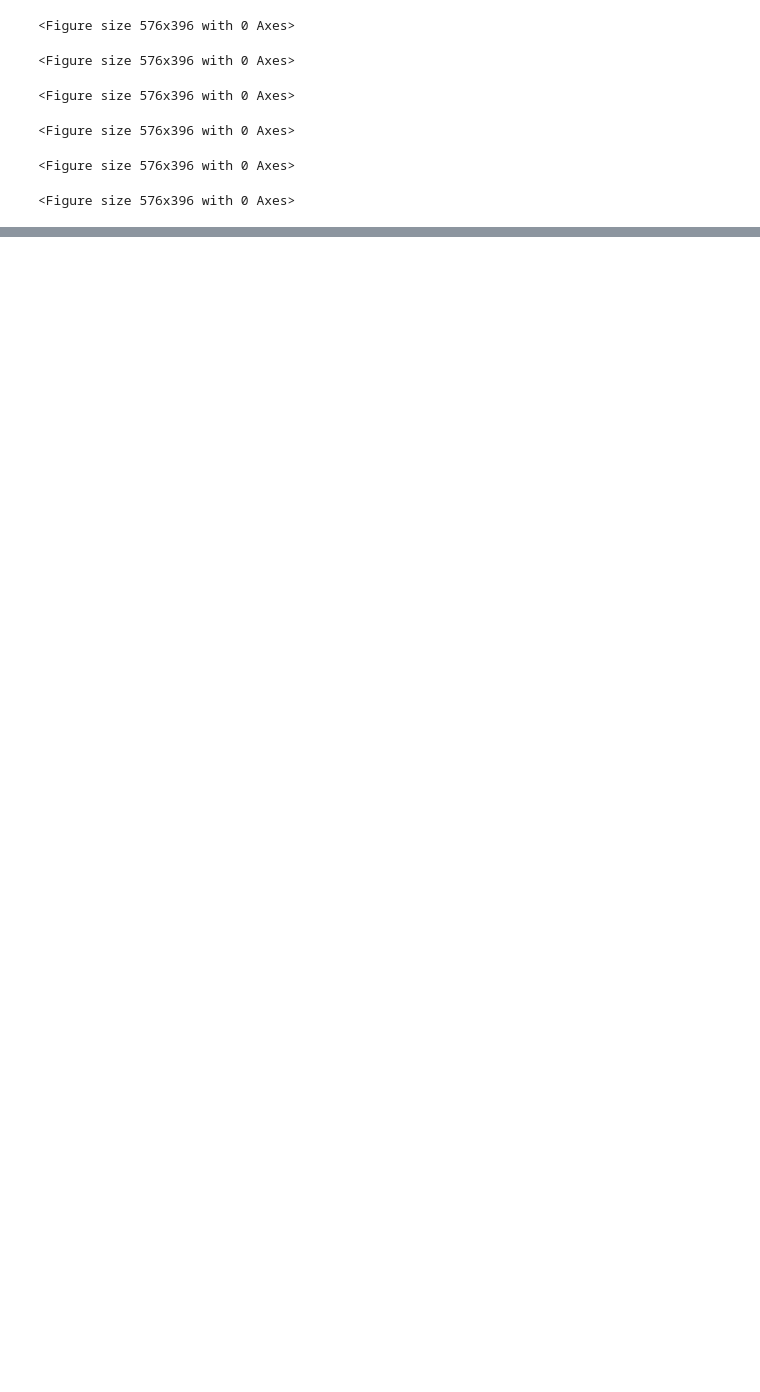
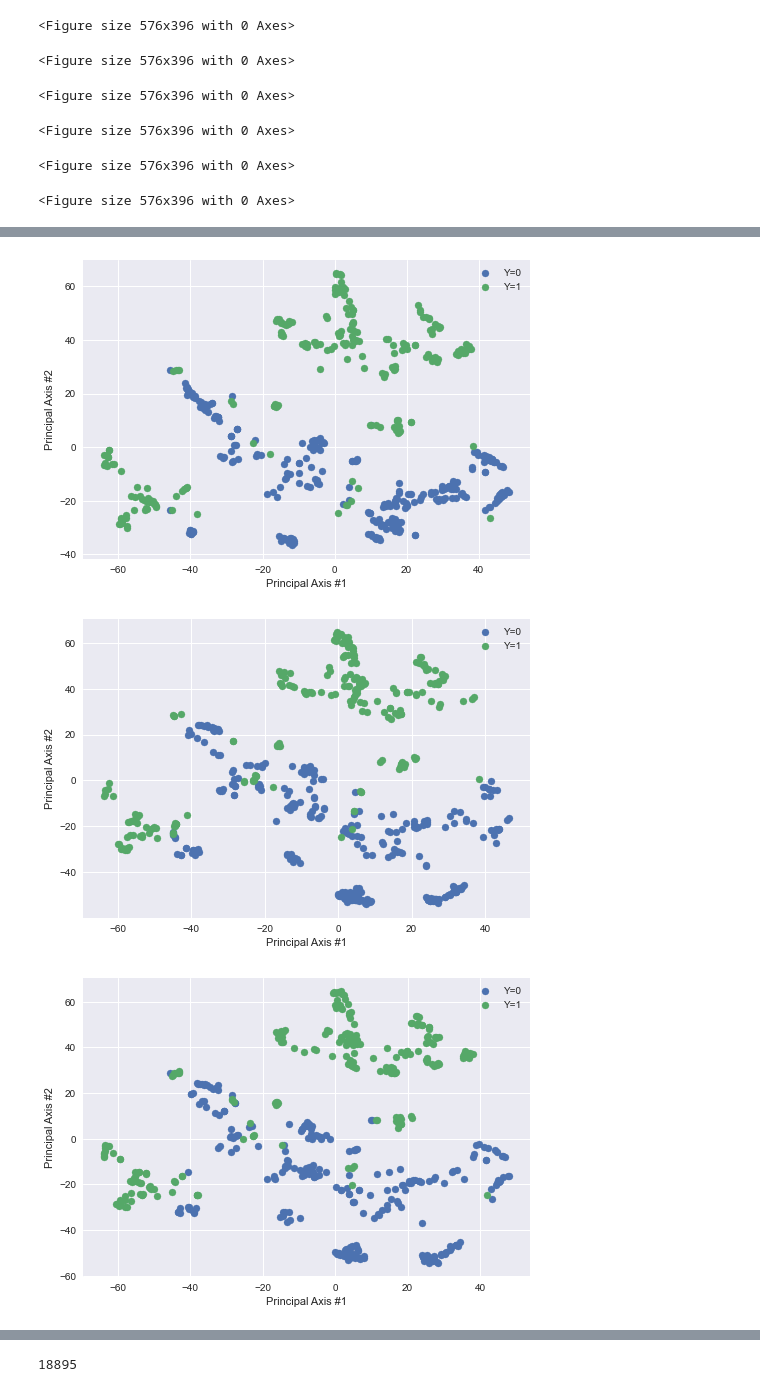
Before and after one commit to gditzler/adversarial-intrusion-detection, a Jupyter notebook: results.ipynb, the cells around one changed output, grey strips where cells are left out. Saved outputs shown, nothing was run; the diff lists cells and outputs as text; code cells hidden in the pictures; blank space fills up the shorter version.

```diff
--- a/results.ipynb
+++ b/results.ipynb
@@ -110,0 +147,51 @@ plot_causative_results(fname='outputs/results_ids_causative_nslkdd_pp15.pkl')
+# %%
+# plot normal data
+Xp = X_embedded[:N]
+yl = y_tr[N1]
+plt.figure()
+plt.scatter(Xp[yl==0, 0], Xp[yl==0, 1], label='Y=0')
+plt.scatter(Xp[yl==1, 0], Xp[yl==1, 1], label='Y=1')
+plt.xlabel('Principal Axis #1')
+plt.ylabel('Principal Axis #2')
+plt.legend()
+plt.savefig('outputs/tsne_train_data_no_attacks_label.pdf')
+
+# plot pattern data
+Xp = X_embedded[N:2*N]
+yl = y_adv_pattern[N2]
+plt.figure()
+plt.scatter(Xp[yl==0, 0], Xp[yl==0, 1], label='Y=0')
+plt.scatter(Xp[yl==1, 0], Xp[yl==1, 1], label='Y=1')
+plt.xlabel('Principal Axis #1')
+plt.ylabel('Principal Axis #2')
+plt.legend()
+plt.savefig('outputs/tsne_train_data_pattern_attacks_label.pdf')
+
+
+# plot pattern data
+Xp = X_embedded[2*N:3*N]
+yl = y_adv_pattern[N3]
+plt.figure()
+plt.scatter(Xp[yl==0, 0], Xp[yl==0, 1], label='Y=0')
+plt.scatter(Xp[yl==1, 0], Xp[yl==1, 1], label='Y=1')
+plt.xlabel('Principal Axis #1')
+plt.ylabel('Principal Axis #2')
+plt.legend()
+plt.savefig('outputs/tsne_train_data_single_attacks_label.pdf')
+
+
+
+# plot svc data
+Xp = X_embedded[3*N:]
+yl = y_adv_svc[N4]
+plt.figure()
+plt.scatter(Xp[yl==0, 0], Xp[yl==0, 1], label='Y=0')
+plt.scatter(Xp[yl==1, 0], Xp[yl==1, 1], label='Y=1')
+plt.xlabel('Principal Axis #1')
+plt.ylabel('Principal Axis #2')
+plt.legend()
+plt.savefig('outputs/tsne_train_data_svc_attacks_label.pdf')
+# %% [output]
+[figure, added]
+[figure, added]
+[figure, added]
@@ -110,0 +199,4 @@ plot_causative_results(fname='outputs/results_ids_causative_nslkdd_pp15.pkl')
+# %%
+len(y_adv_svc)
+# %% [output]
+18895
```
Also changed, not shown: parts of 7 cells of this notebook, 1 other file.
